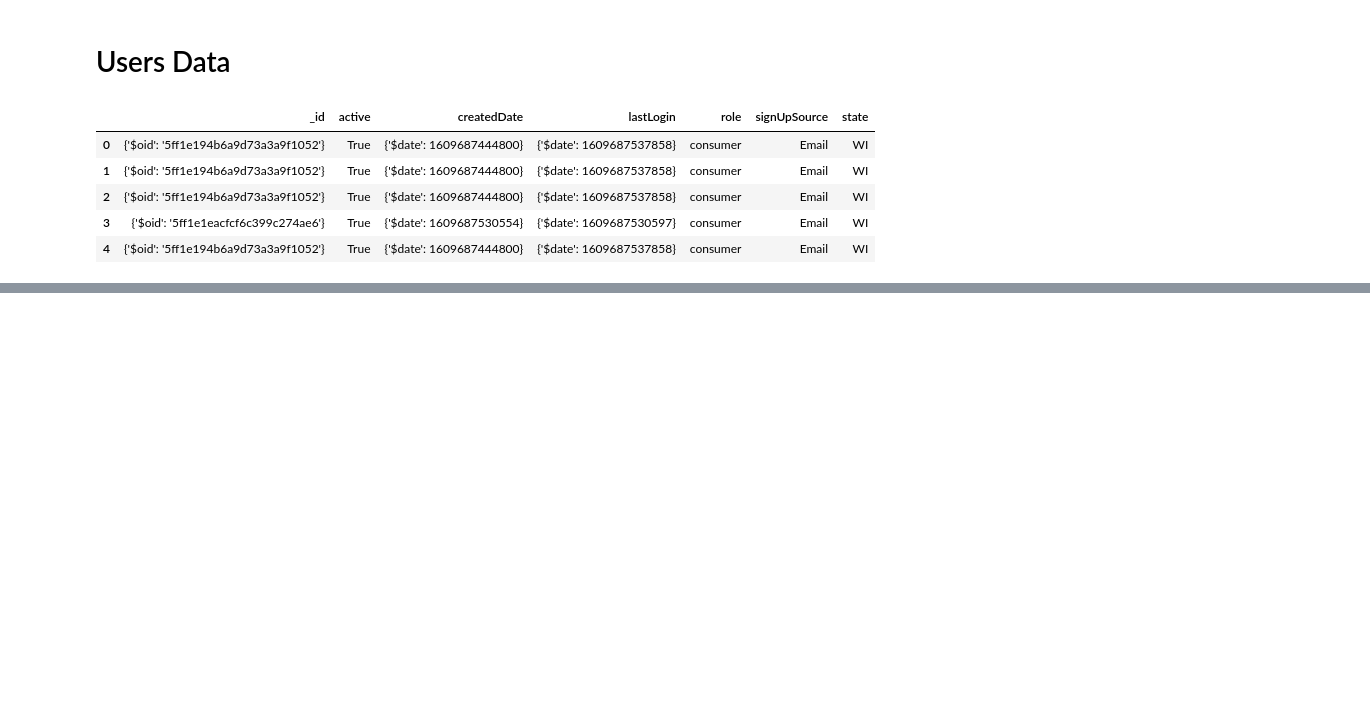
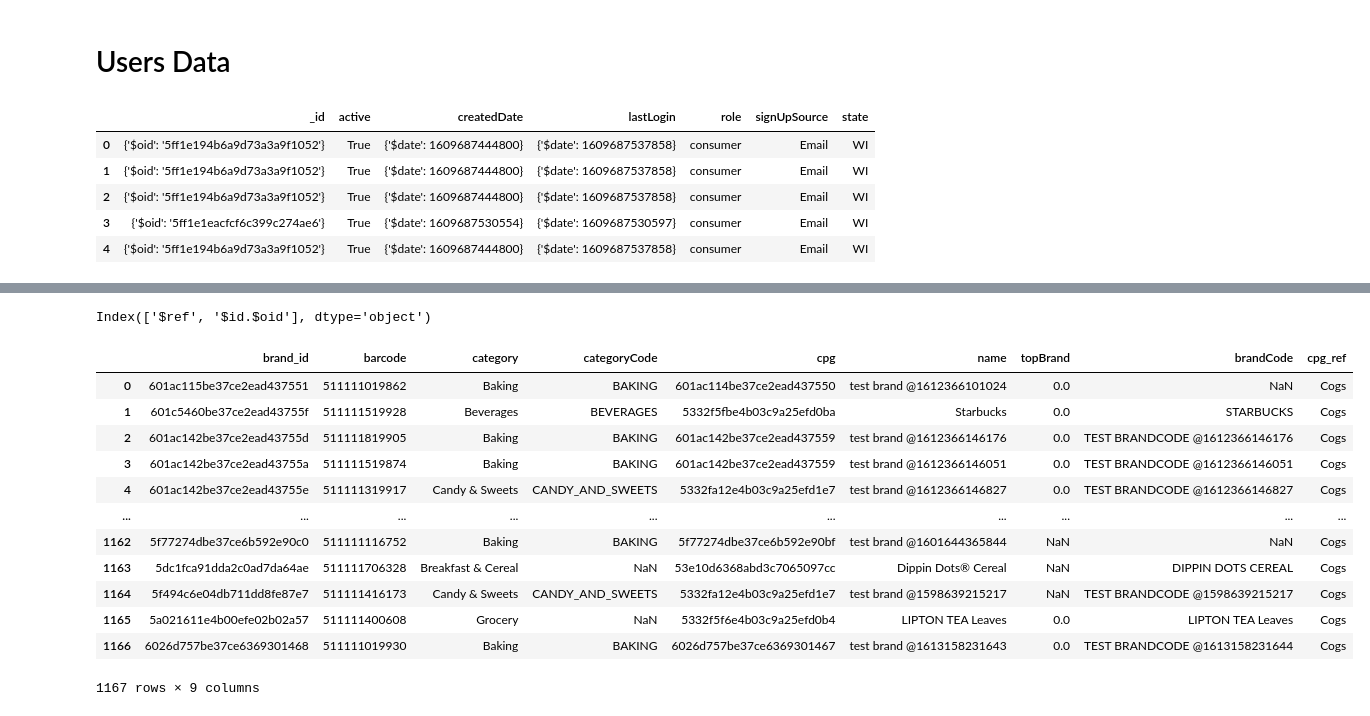
Before and after one commit to timothy-wardlow/Fetch-Rewards-Data-Analyst-Assessment, a Jupyter notebook: Fetch_DA_Assessment.ipynb, the cells around one changed output, grey strips where cells are left out. Drawn from its saved outputs; the diff is of its cells as text; code cells hidden in the pictures; blank space fills up the shorter version.

```diff
--- a/Fetch_DA_Assessment.ipynb
+++ b/Fetch_DA_Assessment.ipynb
@@ -188,0 +213,3 @@ memory usage: 23.8+ KB
+# %%
+brands_df = pd.read_json('Data/brands.json', lines = True)
+brands_df.head()
@@ -188,0 +223,31 @@ memory usage: 23.8+ KB
+# %%
+# transforming semi-structured data into a flat table
+brands_df["_id"] = pd.json_normalize(brands_df["_id"])
+brands_cpg = pd.json_normalize(brands_df['cpg'])
+# %%
+brands_cpg.columns
+# %% [output]
+Index(['$ref', '$id.$oid'], dtype='object')
+# %%
+# renaming columns for readability
+brands_df['cpg_ref'] = brands_cpg['$ref']
+brands_df['cpg'] = brands_cpg['$id.$oid']
+# %%
+brand_id = brands_df.pop('_id')
+brands_df.insert(0, 'brand_id', brand_id)
+# %%
+brands_df
+# %% [output]
+|  | brand_id | barcode | category | categoryCode | cpg | name | topBrand | brandCode | cpg_ref |
+| 0 | 601ac115be37ce2ead437551 | 511111019862 | Baking | BAKING | 601ac114be37ce2ead437550 | test brand @1612366101024 | 0.0 | NaN | Cogs |
+| 1 | 601c5460be37ce2ead43755f | 511111519928 | Beverages | BEVERAGES | 5332f5fbe4b03c9a25efd0ba | Starbucks | 0.0 | STARBUCKS | Cogs |
+| 2 | 601ac142be37ce2ead43755d | 511111819905 | Baking | BAKING | 601ac142be37ce2ead437559 | test brand @1612366146176 | 0.0 | TEST BRANDCODE @1612366146176 | Cogs |
+| 3 | 601ac142be37ce2ead43755a | 511111519874 | Baking | BAKING | 601ac142be37ce2ead437559 | test brand @1612366146051 | 0.0 | TEST BRANDCODE @1612366146051 | Cogs |
+| 4 | 601ac142be37ce2ead43755e | 511111319917 | Candy & Sweets | CANDY_AND_SWEETS | 5332fa12e4b03c9a25efd1e7 | test brand @1612366146827 | 0.0 | TEST BRANDCODE @1612366146827 | Cogs |
+| ... | ... | ... | ... | ... | ... | ... | ... | ... | ... |
+| 1162 | 5f77274dbe37ce6b592e90c0 | 511111116752 | Baking | BAKING | 5f77274dbe37ce6b592e90bf | test brand @1601644365844 | NaN | NaN | Cogs |
+| 1163 | 5dc1fca91dda2c0ad7da64ae | 511111706328 | Breakfast & Cereal | NaN | 53e10d6368abd3c7065097cc | Dippin Dots® Cereal | NaN | DIPPIN DOTS CEREAL | Cogs |
+| 1164 | 5f494c6e04db711dd8fe87e7 | 511111416173 | Candy & Sweets | CANDY_AND_SWEETS | 5332fa12e4b03c9a25efd1e7 | test brand @1598639215217 | NaN | TEST BRANDCODE @1598639215217 | Cogs |
+| 1165 | 5a021611e4b00efe02b02a57 | 511111400608 | Grocery | NaN | 5332f5f6e4b03c9a25efd0b4 | LIPTON TEA Leaves | 0.0 | LIPTON TEA Leaves | Cogs |
+| 1166 | 6026d757be37ce6369301468 | 511111019930 | Baking | BAKING | 6026d757be37ce6369301467 | test brand @1613158231643 | 0.0 | TEST BRANDCODE @1613158231644 | Cogs |
+1167 rows × 9 columns
```
Also changed, not shown: parts of 31 cells of this notebook, 1 other file.
